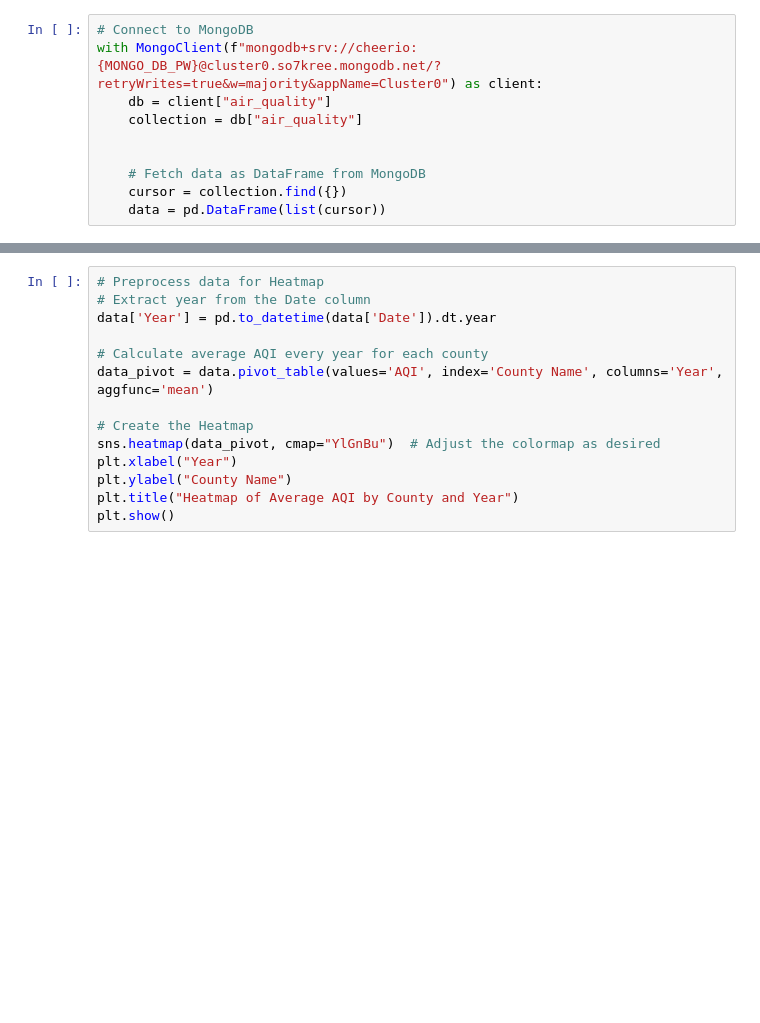
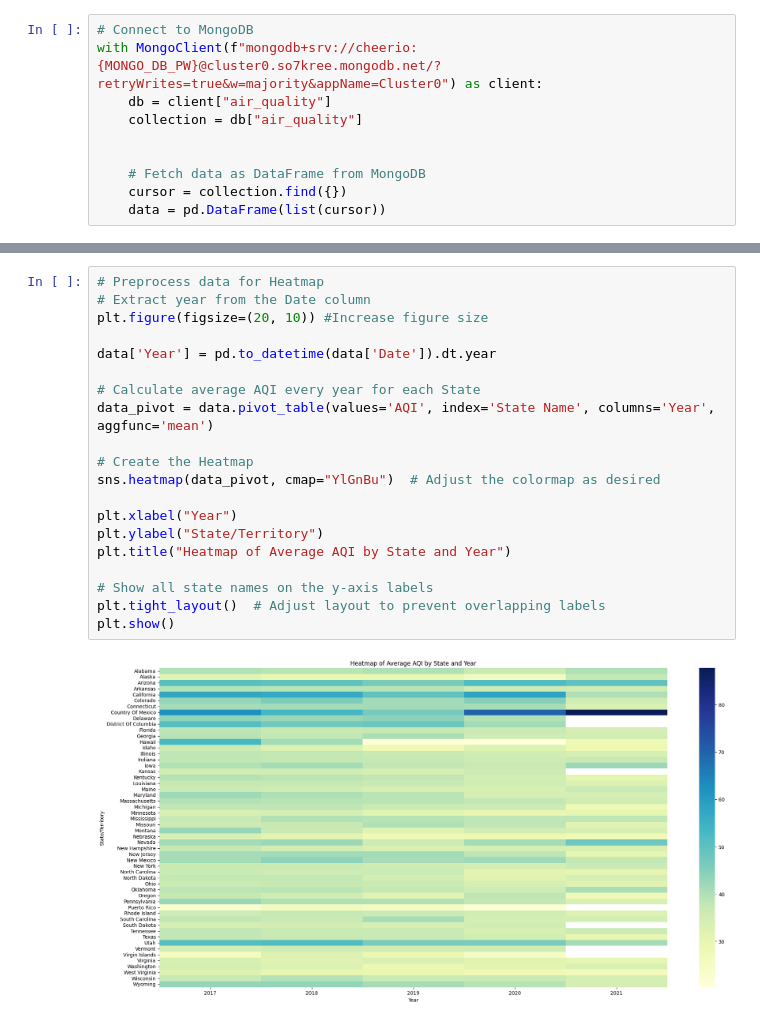
Before and after one commit to inkieee/BigDataFP, a Jupyter notebook: BigDataFP.ipynb, the cells around one changed output, grey strips where cells are left out. Drawn from its saved outputs; the diff is of its cells as text; blank space fills up the shorter version.

```diff
--- a/BigDataFP.ipynb
+++ b/BigDataFP.ipynb
@@ -48,14 +119,22 @@ def heatmap1():
 # %%
 # Preprocess data for Heatmap
 # Extract year from the Date column
+plt.figure(figsize=(20, 10)) #Increase figure size
+
 data['Year'] = pd.to_datetime(data['Date']).dt.year
 
-# Calculate average AQI every year for each county
-data_pivot = data.pivot_table(values='AQI', index='County Name', columns='Year', aggfunc='mean')
+# Calculate average AQI every year for each State
+data_pivot = data.pivot_table(values='AQI', index='State Name', columns='Year', aggfunc='mean')
 
 # Create the Heatmap
 sns.heatmap(data_pivot, cmap="YlGnBu")  # Adjust the colormap as desired
+
 plt.xlabel("Year")
-plt.ylabel("County Name")
-plt.title("Heatmap of Average AQI by County and Year")
+plt.ylabel("State/Territory")
+plt.title("Heatmap of Average AQI by State and Year")
+
+# Show all state names on the y-axis labels
+plt.tight_layout()  # Adjust layout to prevent overlapping labels
 plt.show()
+# %% [output]
+[figure, added]
```
Also changed, not shown: parts of 10 cells of this notebook, 3 other files.
